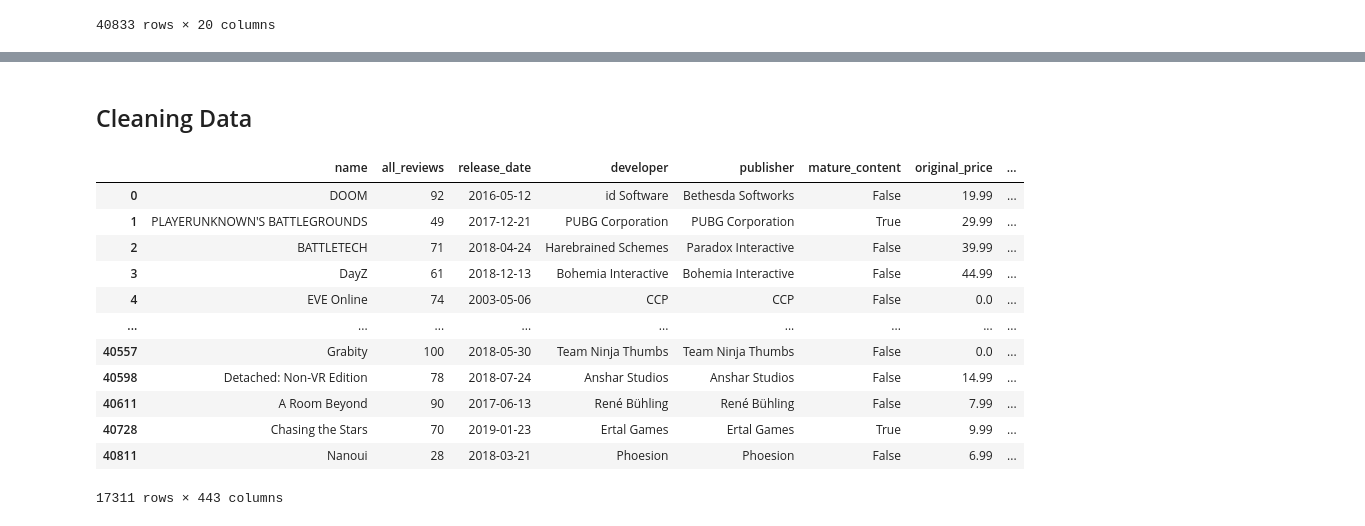
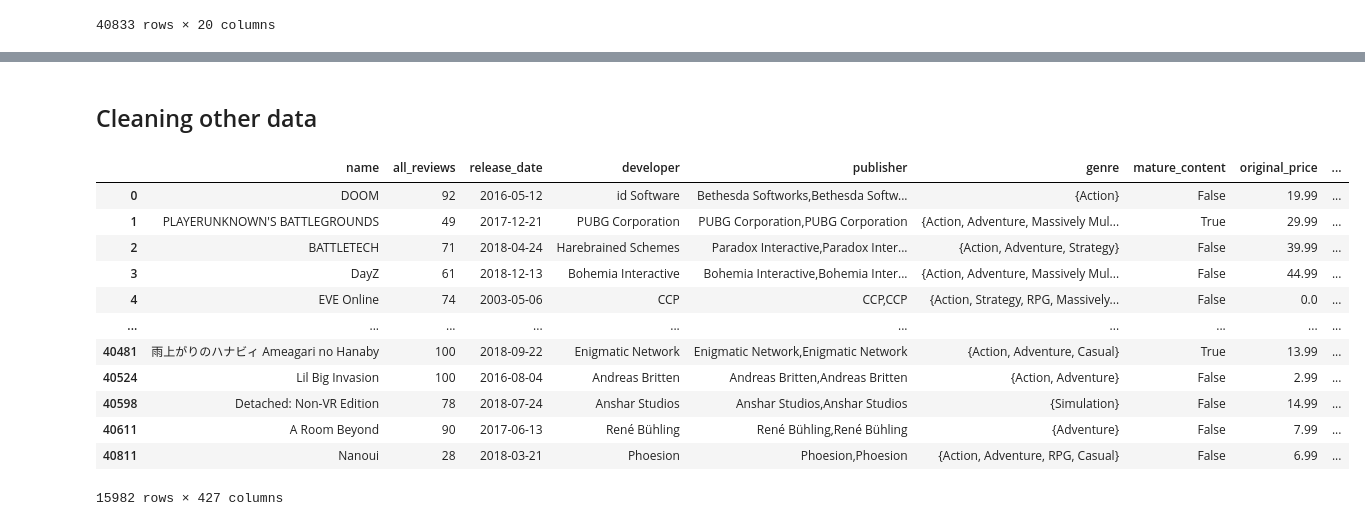
Before and after one commit to Pante/SC1015-Project, a Jupyter notebook: data_preparation.ipynb, the cells around one changed output, grey strips where cells are left out. Cells and saved outputs as stored; diff of their text form; code cells hidden in the pictures.

```diff
--- a/data_preparation.ipynb
+++ b/data_preparation.ipynb
@@ -29,0 +33,6 @@ games
+# %%
+games = games[games['types'] == 'app'] # remove non-game rows
+games = games.dropna(subset = ['all_reviews', 'release_date']) # remove games that do not have `all_review`/`release_date`, i.e. unreleased games
+games = games.dropna(subset = ['genre', 'languages']) # remove malformed rows that do not include genres/languages
+games = games[~games['all_reviews'].str.contains('Need more user reviews to generate a score')] # remove games that do not have enough user reviews yet
+games
@@ -67,0 +76,6 @@ games
+# %%
+pattern = re.compile(r'demo|trial|try|prototype|prologue|(^(?=.*\bfree\b)(?=.*\bedition\b).*$)', re.IGNORECASE) # We try our best to filter out trial/demo versions of a game
+mask = games['original_price'].str.contains(pattern, regex=True, na=True)
+
+games = games[~mask]
+games
@@ -67,0 +98,20 @@ games
+# %%
+others = [
+    'Photo Editing', 'Video Production', 'Animation & Modeling', 'Utilities', 'Web Publishing', 'Software Training', 'Game Development', 'Audio Production', 'Accounting', 'Design & Illustration', 'Movie', 'Education', # non-games
+    'Valve', # There's only one row, and it's for the steam controller,
+    'Free to Play', # This genre is already represented by the `original_price` column
+    'Early Access', 'Indie', # These aren't really "genre"s per-say especially when compared to the other genres
+]
+
+games.loc[:, 'genre'] = games['genre'].apply(lambda x: [] if pd.isna(x) else set(genre for genre in x.split(',') if genre not in others))
+
+mask = games['genre'].apply(lambda x: len(x) == 0) # Remove any rows without genres, this usually means that the row isn't a game (Steam apparently sells game engines & other development tools)
+games = games[~mask]
+
+binarizer = MultiLabelBinarizer(sparse_output = True)
+
+genres = pd.DataFrame.sparse.from_spmatrix(binarizer.fit_transform(games['genre']), index=games.index, columns=binarizer.classes_)
+genres = genres.add_prefix(f'genre_')
+
+games = pd.concat([games, genres], axis=1)
+games
@@ -68,5 +137,5 @@ games
 # %% [markdown]
-## Cleaning Data
+## Cleaning other data
 # %%
 def map_all_reviews(x):
     match = re.search(r"\d{1,3}%", x)
@@ -81,46 +150,49 @@ def map_original_price(x):
     """
     if pd.isna(x):
         return x
     elif re.match(r'(\$\d+(\.\d{2})?)', x):
         return x[1:]
     else:
         return 0.0
 
-def one_hot_encode(df, column_name):
+def one_hot_encode(df, column_name, prefix=None):
+    if prefix is None:
+        prefix = column_name
+
     df[column_name] = df[column_name].apply(lambda x: [] if pd.isna(x) else list(x.split(',')))
     binarizer = MultiLabelBinarizer(sparse_output = True)
 
     tags = pd.DataFrame.sparse.from_spmatrix(binarizer.fit_transform(df.pop(column_name)), index=df.index, columns=binarizer.classes_)
-    tags = tags.add_prefix(f'{column_name}_')
+    tags = tags.add_prefix(f'{prefix}_')
 
     df = pd.concat([df, tags], axis=1)
     return df
 
 games['all_reviews'] = games['all_reviews'].apply(map_all_reviews)
+games['release_date_epoch_days'] = games['release_date'].apply(lambda x: (parse(x) - datetime(1970, 1, 1)).days)
 games['release_date'] = games['release_date'].apply(lambda x: parse(x).strftime('%Y-%m-%d'))
 games = one_hot_encode(games, 'popular_tags')
 games = one_hot_encode(games, 'languages')
-games = one_hot_encode(games, 'genre')
 games['mature_content'] = games['mature_content'].apply(lambda x: not pd.isna(x))
 games['original_price'] = games['original_price'].apply(map_original_price)
 games['discount_price'] = games['discount_price'].apply(lambda x: x if pd.isna(x) else x[1:])
 games['publisher'] = games['publisher'].str.split(',').str.get(0)
 games['all_reviews'] = games['all_reviews'].astype(int)
 games['release_date'] = pd.to_datetime(games['release_date'])
 
 
 games
 # %% [output]
-|  | name | all_reviews | release_date | developer | publisher | mature_content | original_price | ... |
-| 0 | DOOM | 92 | 2016-05-12 | id Software | Bethesda Softworks | False | 19.99 | ... |
-| 1 | PLAYERUNKNOWN'S BATTLEGROUNDS | 49 | 2017-12-21 | PUBG Corporation | PUBG Corporation | True | 29.99 | ... |
-| 2 | BATTLETECH | 71 | 2018-04-24 | Harebrained Schemes | Paradox Interactive | False | 39.99 | ... |
-| 3 | DayZ | 61 | 2018-12-13 | Bohemia Interactive | Bohemia Interactive | False | 44.99 | ... |
-| 4 | EVE Online | 74 | 2003-05-06 | CCP | CCP | False | 0.0 | ... |
-| ... | ... | ... | ... | ... | ... | ... | ... | ... |
-| 40557 | Grabity | 100 | 2018-05-30 | Team Ninja Thumbs | Team Ninja Thumbs | False | 0.0 | ... |
-| 40598 | Detached: Non-VR Edition | 78 | 2018-07-24 | Anshar Studios | Anshar Studios | False | 14.99 | ... |
-| 40611 | A Room Beyond | 90 | 2017-06-13 | René Bühling | René Bühling | False | 7.99 | ... |
-| 40728 | Chasing the Stars | 70 | 2019-01-23 | Ertal Games | Ertal Games | True | 9.99 | ... |
-| 40811 | Nanoui | 28 | 2018-03-21 | Phoesion | Phoesion | False | 6.99 | ... |
+|  | name | all_reviews | release_date | developer | publisher | genre | mature_content | original_price | ... |
+| 0 | DOOM | 92 | 2016-05-12 | id Software | Bethesda Softworks,Bethesda Softw... | {Action} | False | 19.99 | ... |
+| 1 | PLAYERUNKNOWN'S BATTLEGROUNDS | 49 | 2017-12-21 | PUBG Corporation | PUBG Corporation,PUBG Corporation | {Action, Adventure, Massively Mul... | True | 29.99 | ... |
+| 2 | BATTLETECH | 71 | 2018-04-24 | Harebrained Schemes | Paradox Interactive,Paradox Inter... | {Action, Adventure, Strategy} | False | 39.99 | ... |
+| 3 | DayZ | 61 | 2018-12-13 | Bohemia Interactive | Bohemia Interactive,Bohemia Inter... | {Action, Adventure, Massively Mul... | False | 44.99 | ... |
+| 4 | EVE Online | 74 | 2003-05-06 | CCP | CCP,CCP | {Action, Strategy, RPG, Massively... | False | 0.0 | ... |
+| ... | ... | ... | ... | ... | ... | ... | ... | ... | ... |
+| 40481 | 雨上がりのハナビィ Ameagari no Hanaby | 100 | 2018-09-22 | Enigmatic Network | Enigmatic Network,Enigmatic Network | {Action, Adventure, Casual} | True | 13.99 | ... |
+| 40524 | Lil Big Invasion | 100 | 2016-08-04 | Andreas Britten | Andreas Britten,Andreas Britten | {Action, Adventure} | False | 2.99 | ... |
+| 40598 | Detached: Non-VR Edition | 78 | 2018-07-24 | Anshar Studios | Anshar Studios,Anshar Studios | {Simulation} | False | 14.99 | ... |
+| 40611 | A Room Beyond | 90 | 2017-06-13 | René Bühling | René Bühling,René Bühling | {Adventure} | False | 7.99 | ... |
+| 40811 | Nanoui | 28 | 2018-03-21 | Phoesion | Phoesion,Phoesion | {Action, Adventure, RPG, Casual} | False | 6.99 | ... |
-17311 rows × 443 columns
+15982 rows × 427 columns
```
Also changed, not shown: parts of 13 cells of this notebook, 1 other file.
